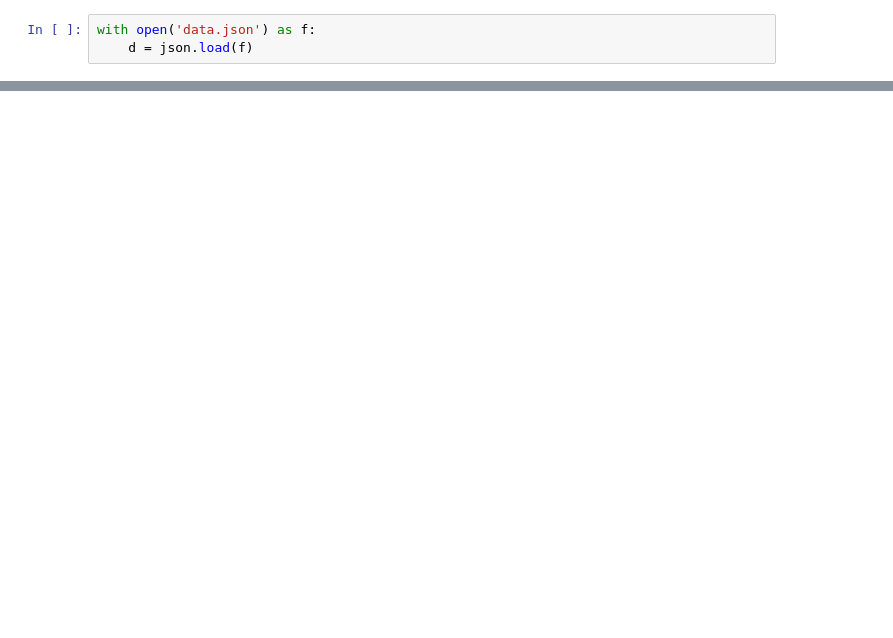
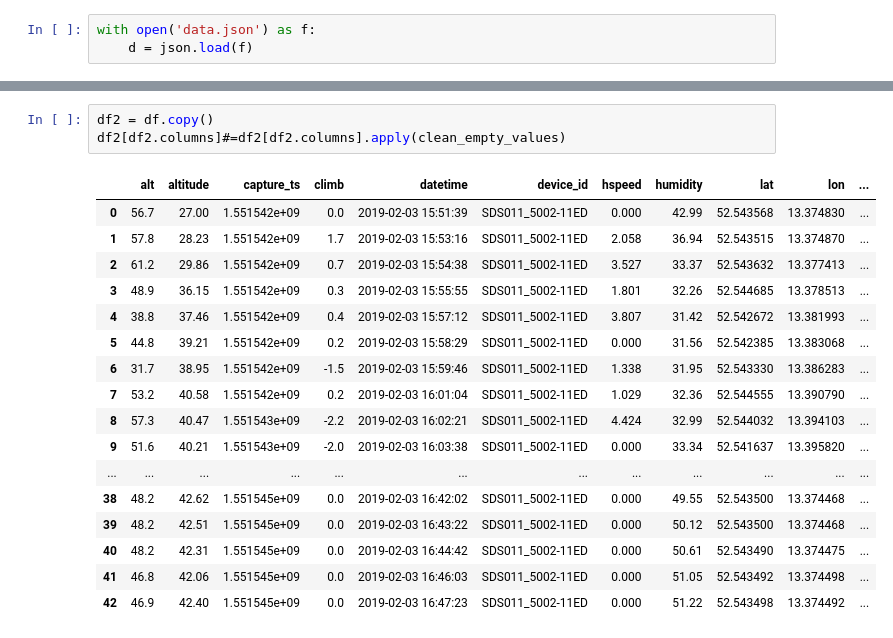
Before and after one commit to clementlefevre/luftmobil, a Jupyter notebook: Untitled.ipynb, the cells around one changed output, grey strips where cells are left out. Drawn from its saved outputs; the diff is of its cells as text; blank space fills up the shorter version.

```diff
--- a/Untitled.ipynb
+++ b/Untitled.ipynb
@@ -7,0 +77,21 @@ d = d[-1]
+# %%
+df2 = df.copy()
+df2[df2.columns]#=df2[df2.columns].apply(clean_empty_values)
+# %% [output]
+|  | alt | altitude | capture_ts | climb | datetime | device_id | hspeed | humidity | lat | lon | ... |
+| 0 | 56.7 | 27.00 | 1.551542e+09 | 0.0 | 2019-02-03 15:51:39 | SDS011_5002-11ED | 0.000 | 42.99 | 52.543568 | 13.374830 | ... |
+| 1 | 57.8 | 28.23 | 1.551542e+09 | 1.7 | 2019-02-03 15:53:16 | SDS011_5002-11ED | 2.058 | 36.94 | 52.543515 | 13.374870 | ... |
+| 2 | 61.2 | 29.86 | 1.551542e+09 | 0.7 | 2019-02-03 15:54:38 | SDS011_5002-11ED | 3.527 | 33.37 | 52.543632 | 13.377413 | ... |
+| 3 | 48.9 | 36.15 | 1.551542e+09 | 0.3 | 2019-02-03 15:55:55 | SDS011_5002-11ED | 1.801 | 32.26 | 52.544685 | 13.378513 | ... |
+| 4 | 38.8 | 37.46 | 1.551542e+09 | 0.4 | 2019-02-03 15:57:12 | SDS011_5002-11ED | 3.807 | 31.42 | 52.542672 | 13.381993 | ... |
+| 5 | 44.8 | 39.21 | 1.551542e+09 | 0.2 | 2019-02-03 15:58:29 | SDS011_5002-11ED | 0.000 | 31.56 | 52.542385 | 13.383068 | ... |
+| 6 | 31.7 | 38.95 | 1.551542e+09 | -1.5 | 2019-02-03 15:59:46 | SDS011_5002-11ED | 1.338 | 31.95 | 52.543330 | 13.386283 | ... |
+| 7 | 53.2 | 40.58 | 1.551542e+09 | 0.2 | 2019-02-03 16:01:04 | SDS011_5002-11ED | 1.029 | 32.36 | 52.544555 | 13.390790 | ... |
+| 8 | 57.3 | 40.47 | 1.551543e+09 | -2.2 | 2019-02-03 16:02:21 | SDS011_5002-11ED | 4.424 | 32.99 | 52.544032 | 13.394103 | ... |
+| 9 | 51.6 | 40.21 | 1.551543e+09 | -2.0 | 2019-02-03 16:03:38 | SDS011_5002-11ED | 0.000 | 33.34 | 52.541637 | 13.395820 | ... |
+| ... | ... | ... | ... | ... | ... | ... | ... | ... | ... | ... | ... |
+| 38 | 48.2 | 42.62 | 1.551545e+09 | 0.0 | 2019-02-03 16:42:02 | SDS011_5002-11ED | 0.000 | 49.55 | 52.543500 | 13.374468 | ... |
+| 39 | 48.2 | 42.51 | 1.551545e+09 | 0.0 | 2019-02-03 16:43:22 | SDS011_5002-11ED | 0.000 | 50.12 | 52.543500 | 13.374468 | ... |
+| 40 | 48.2 | 42.31 | 1.551545e+09 | 0.0 | 2019-02-03 16:44:42 | SDS011_5002-11ED | 0.000 | 50.61 | 52.543490 | 13.374475 | ... |
+| 41 | 46.8 | 42.06 | 1.551545e+09 | 0.0 | 2019-02-03 16:46:03 | SDS011_5002-11ED | 0.000 | 51.05 | 52.543492 | 13.374498 | ... |
+| 42 | 46.9 | 42.40 | 1.551545e+09 | 0.0 | 2019-02-03 16:47:23 | SDS011_5002-11ED | 0.000 | 51.22 | 52.543498 | 13.374492 | ... |
```
Also changed, not shown: parts of 13 cells of this notebook, 3 other files.
